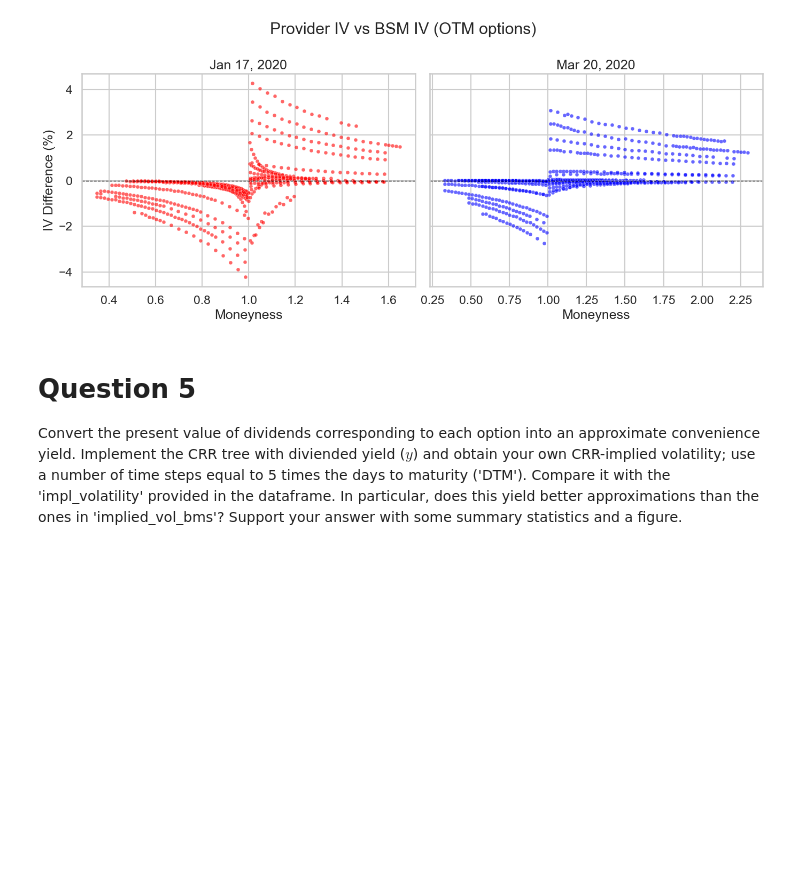
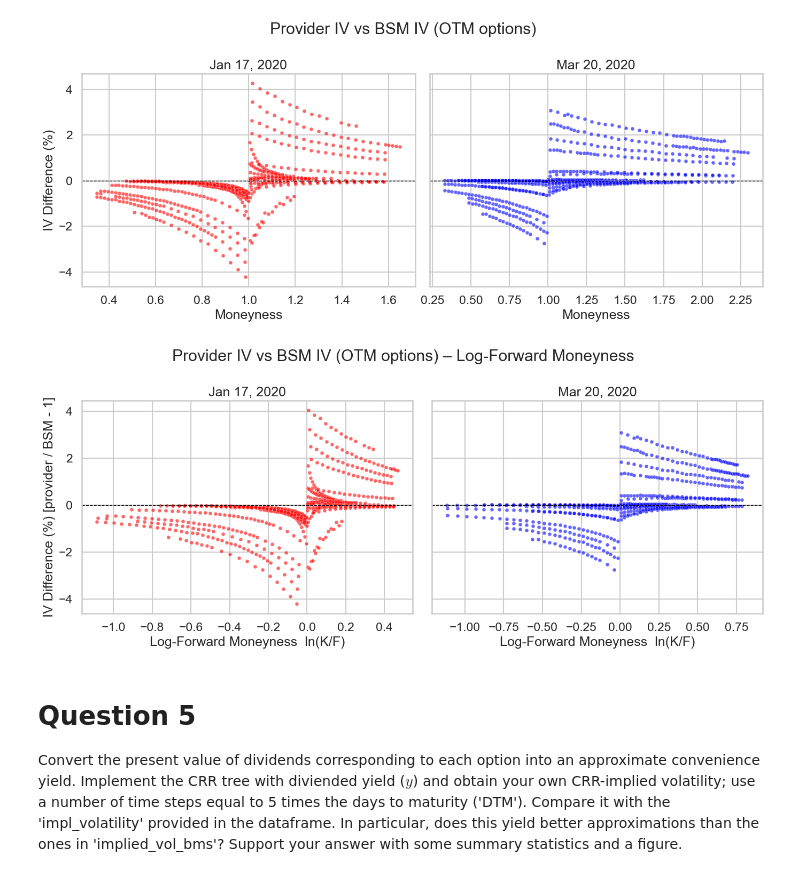
Before and after one commit to geoffroy-h-e/derivatives_p1, a Jupyter notebook: Derivatives_assignment_1/assignmentv2.ipynb, the cells around one changed output. Drawn from its saved outputs; the diff is of its cells as text; code cells hidden in the pictures; blank space fills up the shorter version.

```diff
--- a/Derivatives_assignment_1/assignmentv2.ipynb
+++ b/Derivatives_assignment_1/assignmentv2.ipynb
@@ -403,6 +395,62 @@ plt.tight_layout()
 plt.show()
 # %% [output]
 [figure]
+# %%
+
+def _norm_dates(df):
+    df = df.copy()
+    for c in ["date", "exdate"]:
+        df[c] = pd.to_datetime(df[c]).dt.tz_localize(None).dt.normalize()
+    return df
+
+opts = _norm_dates(options)
+otm  = _norm_dates(otm_options)
+
+keys = ["date", "exdate", "cp_flag", "strike"]
+df = (
+    otm[keys + ["stock_exdiv", "iv_bsm", "risk_free", "YTM"]]
+    .merge(opts[keys + ["impl_volatility"]], on=keys, how="left")
+    .dropna(subset=["iv_bsm", "impl_volatility", "stock_exdiv", "risk_free", "YTM"])
+)
+
+df["F"] = df["stock_exdiv"] * np.exp(df["risk_free"] * df["YTM"])
+df["log_fwd_moneyness"] = np.log(df["strike"] / df["F"])
+
+df = df[((df["cp_flag"] == "C") & (df["log_fwd_moneyness"] > 0.0)) |
+        ((df["cp_flag"] == "P") & (df["log_fwd_moneyness"] < 0.0))]
+
+# % difference
+df["iv_diff_pct"] = 100 * (df["impl_volatility"] / df["iv_bsm"] - 1)
+
+df_jan17 = df[df["date"] == pd.Timestamp("2020-01-17")].copy()
+df_mar20 = df[df["date"] == pd.Timestamp("2020-03-20")].copy()
+
+# plot
+fig, axes = plt.subplots(1, 2, figsize=(14, 6), sharey=True)
+
+sns.scatterplot(
+    data=df_jan17, x="log_fwd_moneyness", y="iv_diff_pct",
+    alpha=0.6, s=25, ax=axes[0], color="red"
+)
+axes[0].axhline(0, color="black", linestyle="--", linewidth=1)
+axes[0].set_title("Jan 17, 2020")
+axes[0].set_xlabel("Log-Forward Moneyness  ln(K/F)")
+axes[0].set_ylabel("IV Difference (%) [provider / BSM - 1]")
+
+sns.scatterplot(
+    data=df_mar20, x="log_fwd_moneyness", y="iv_diff_pct",
+    alpha=0.6, s=25, ax=axes[1], color="blue"
+)
+axes[1].axhline(0, color="black", linestyle="--", linewidth=1)
+axes[1].set_title("Mar 20, 2020")
+axes[1].set_xlabel("Log-Forward Moneyness  ln(K/F)")
+axes[1].set_ylabel("")
+
+fig.suptitle("Provider IV vs BSM IV (OTM options) – Log-Forward Moneyness")
+plt.tight_layout()
+plt.show()
+# %% [output]
+[figure, added]
 # %% [markdown]
 # Question 5
 
```
Also changed, not shown: parts of 7 cells of this notebook, 1 other file.
